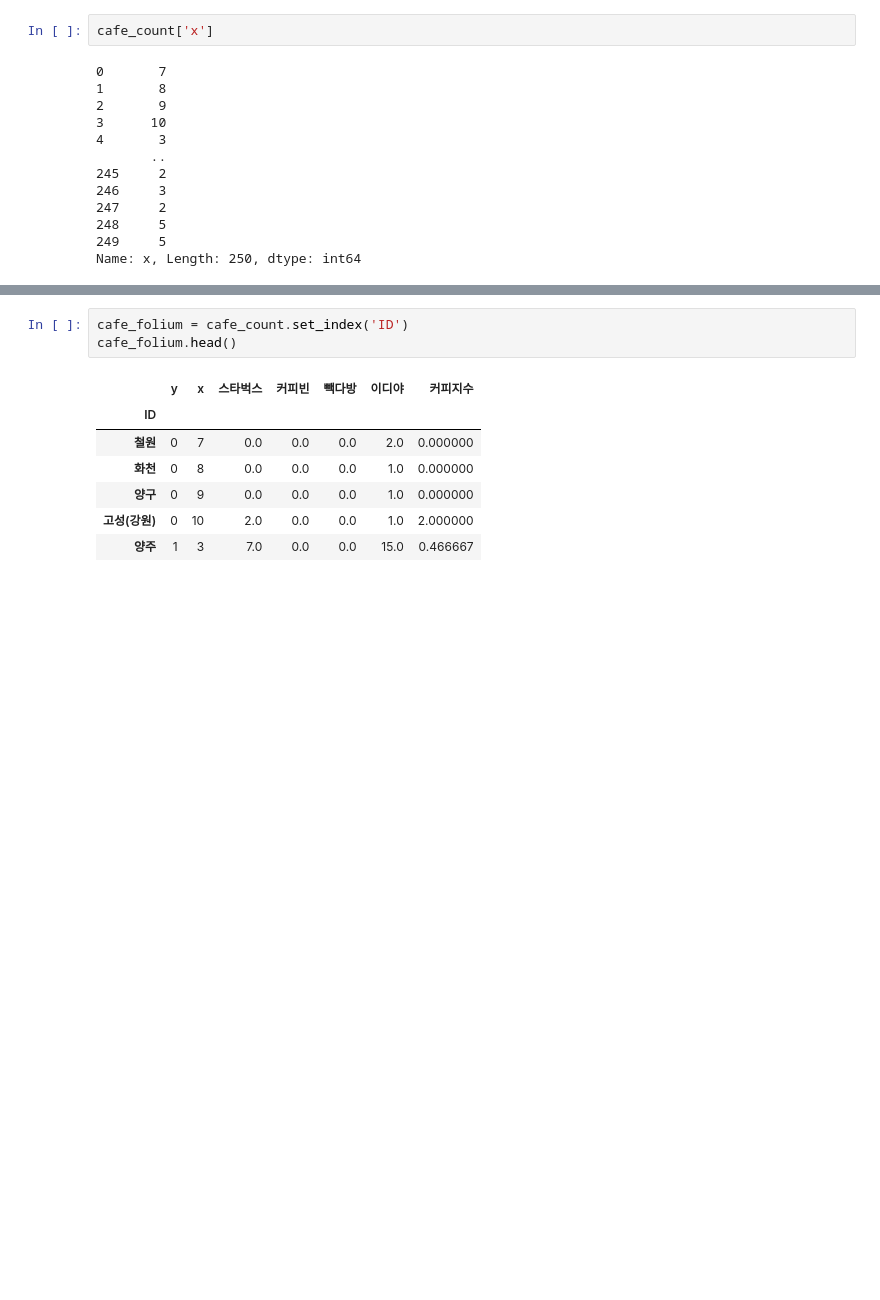
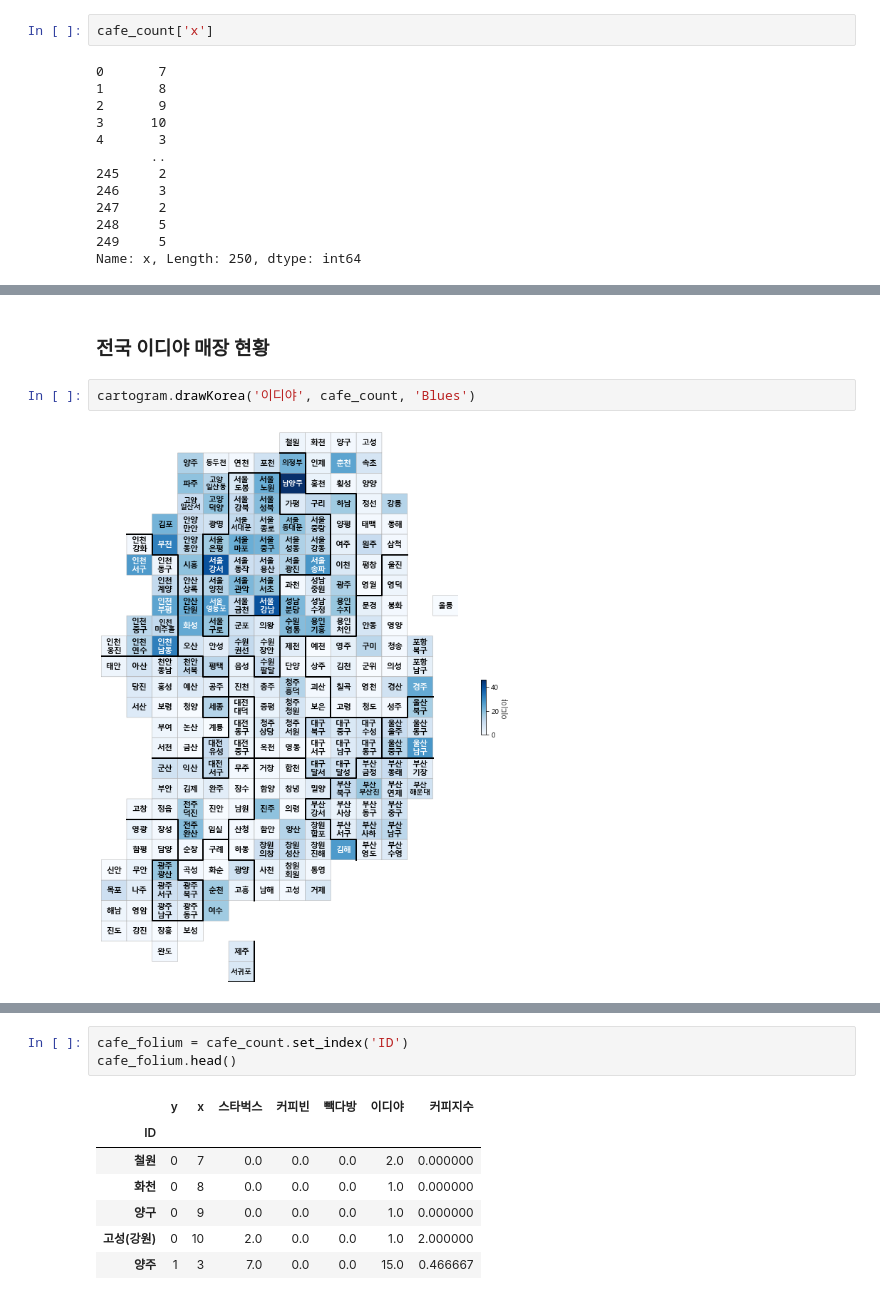
Before and after one commit to STNox/Data-Analysis, a Jupyter notebook: 09. Coffee Index/coffee index.ipynb, the cells around one changed output, grey strips where cells are left out. Cells and saved outputs as stored; diff of their text form; blank space fills up the shorter version.

```diff
--- a/09. Coffee Index/coffee index.ipynb
+++ b/09. Coffee Index/coffee index.ipynb
@@ -324,0 +216,6 @@ drawKorea('커피지수', cafe_count, 'copper_r')
+# %% [markdown]
+### 전국 이디야 매장 현황
+# %%
+cartogram.drawKorea('이디야', cafe_count, 'Blues')
+# %% [output]
+[figure, added]
```
Also changed, not shown: parts of 20 cells of this notebook, 4 other files.
